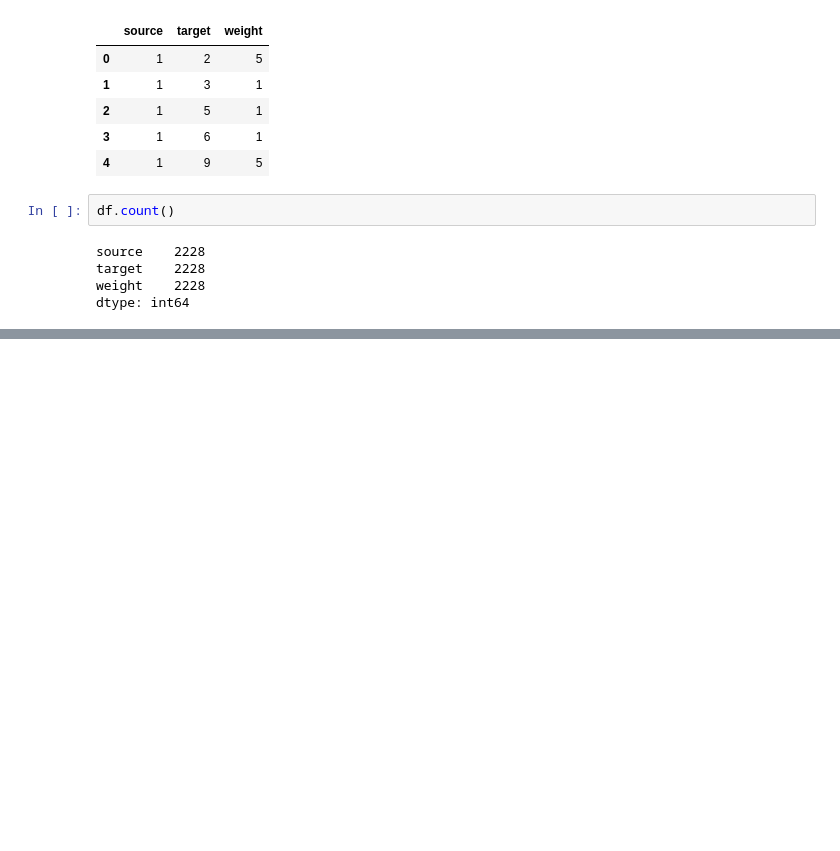
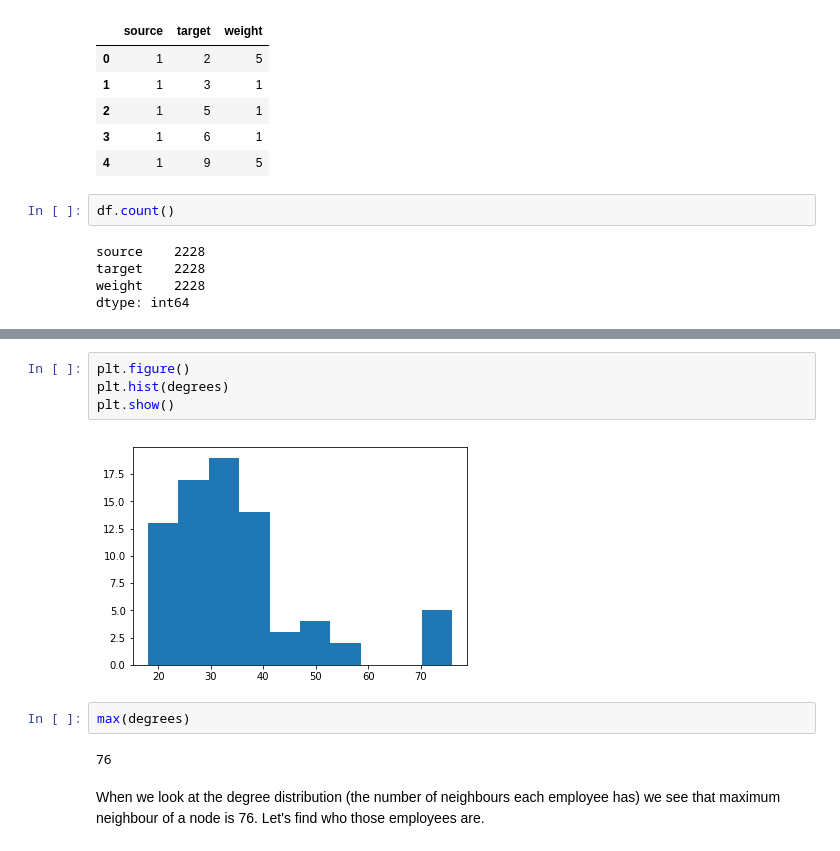
Before and after one commit to che10vek/Data620, a Jupyter notebook: Project 1.ipynb, the cells around one changed output, grey strips where cells are left out. Saved outputs shown, nothing was run; the diff lists cells and outputs as text; blank space fills up the shorter version.

```diff
--- a/Project 1.ipynb
+++ b/Project 1.ipynb
@@ -83,0 +147,12 @@ df_new
+# %%
+plt.figure()
+plt.hist(degrees)
+plt.show()
+# %% [output]
+[figure, added]
+# %%
+max(degrees)
+# %% [output]
+76
+# %% [markdown]
+When we look at the degree distribution (the number of neighbours each employee has) we see that maximum neighbour of a node is 76. Let's find who those employees are.
```
Also changed, not shown: parts of 46 cells of this notebook.
